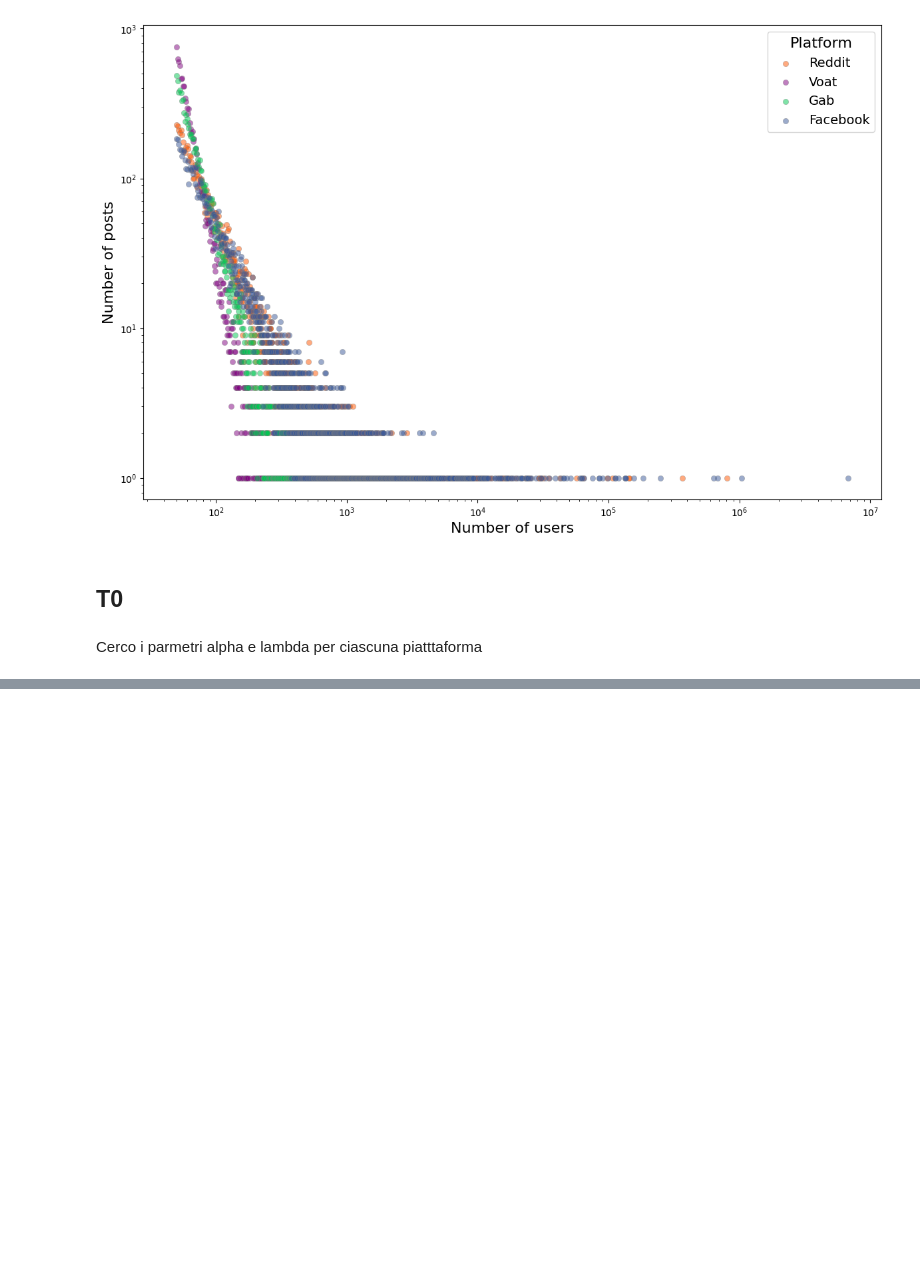
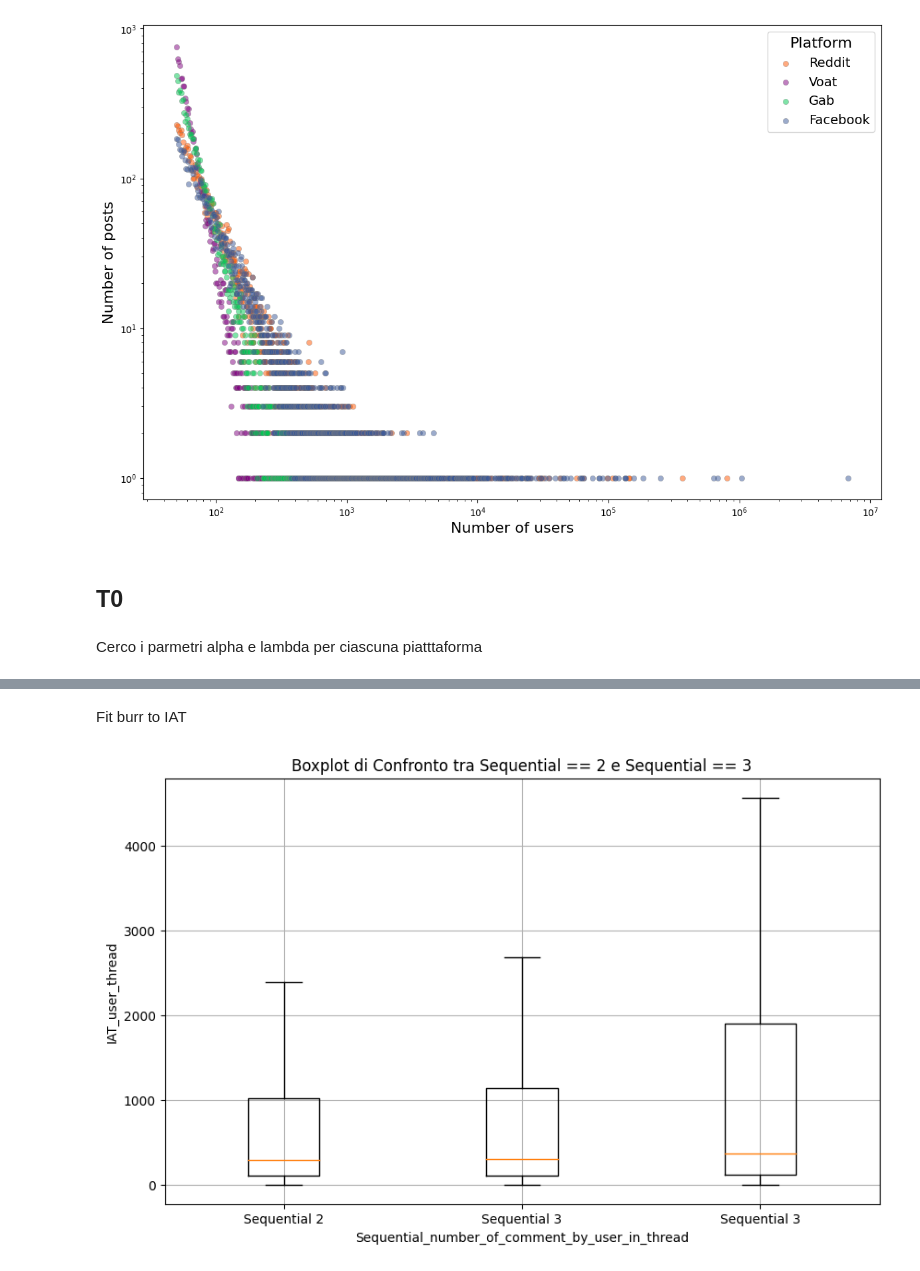
Before and after one commit to jacoponudo/Conversation_dynamics, a Jupyter notebook: src/SYN/Mimic Model.ipynb, the cells around one changed output, grey strips where cells are left out. Saved outputs shown, nothing was run; the diff lists cells and outputs as text; code cells hidden in the pictures; blank space fills up the shorter version.

```diff
--- a/src/SYN/Mimic Model.ipynb
+++ b/src/SYN/Mimic Model.ipynb
@@ -318,0 +321,29 @@ plt.show()
+# %% [markdown]
+Fit burr to IAT
+# %%
+import pandas as pd
+import matplotlib.pyplot as plt
+
+# Assumendo che 'fb' sia il DataFrame contenente i dati
+# fb = pd.read_csv('path_to_your_data.csv')
+
+# Filtrare i dati per 'number_of_comments_by_user_in_thread' == 3
+filtered_data = fb[fb['number_of_comments_by_user_in_thread'] == 4]
+
+# Rimuovere i valori NA
+iat_seq_2 = filtered_data[filtered_data['sequential_number_of_comment_by_user_in_thread'] == 2]['IAT_user_thread'].dropna()
+iat_seq_3 = filtered_data[filtered_data['sequential_number_of_comment_by_user_in_thread'] == 3]['IAT_user_thread'].dropna()
+iat_seq_4 = filtered_data[filtered_data['sequential_number_of_comment_by_user_in_thread'] == 4]['IAT_user_thread'].dropna()
+
+# Creazione del boxplot
+data_to_plot = [iat_seq_2, iat_seq_3,iat_seq_4]
+
+plt.figure(figsize=(10, 6))
+plt.boxplot(data_to_plot, labels=['Sequential 2', 'Sequential 3','Sequential 3'],showfliers=False)
+plt.title('Boxplot di Confronto tra Sequential == 2 e Sequential == 3')
+plt.ylabel('IAT_user_thread')
+plt.xlabel('Sequential_number_of_comment_by_user_in_thread')
+plt.grid(True)
+plt.show()
+# %% [output]
+[figure, added]
```
Also changed, not shown: parts of 1 cell of this notebook.
